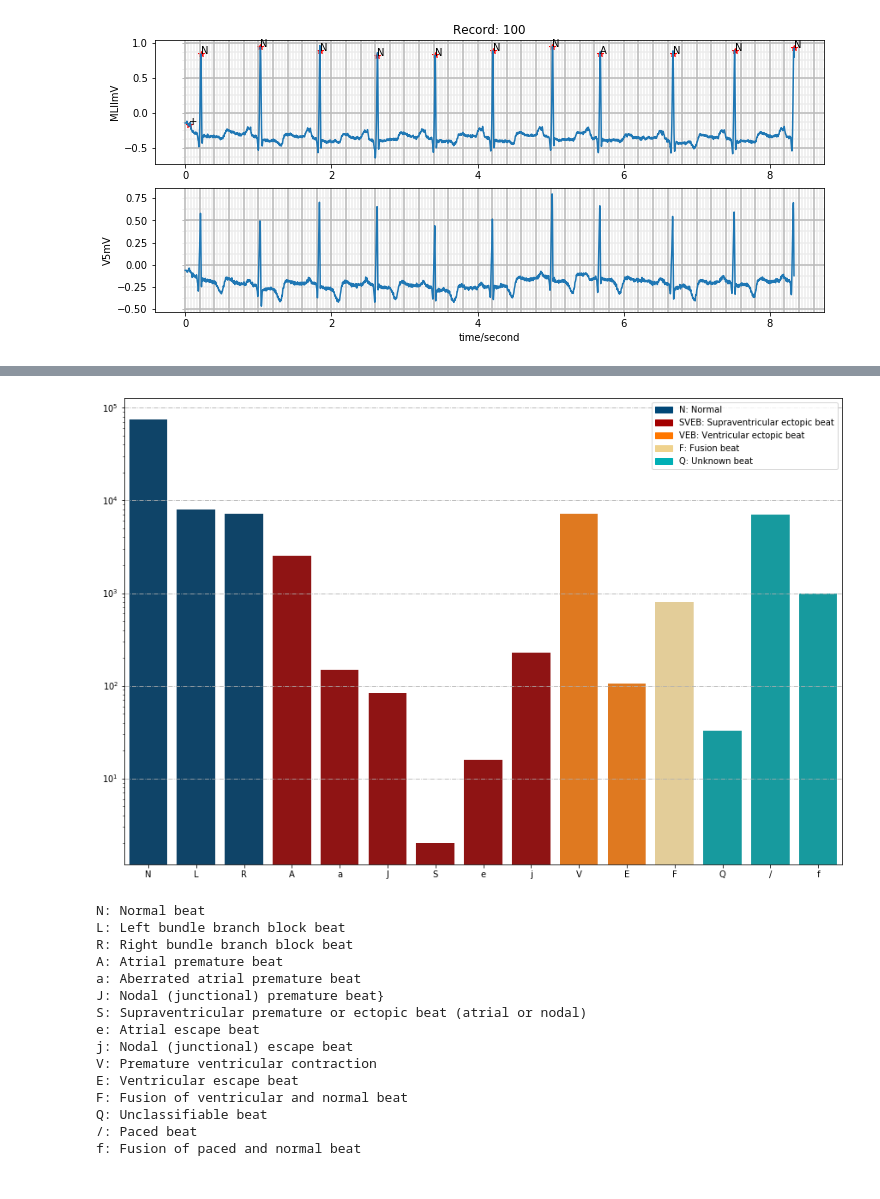
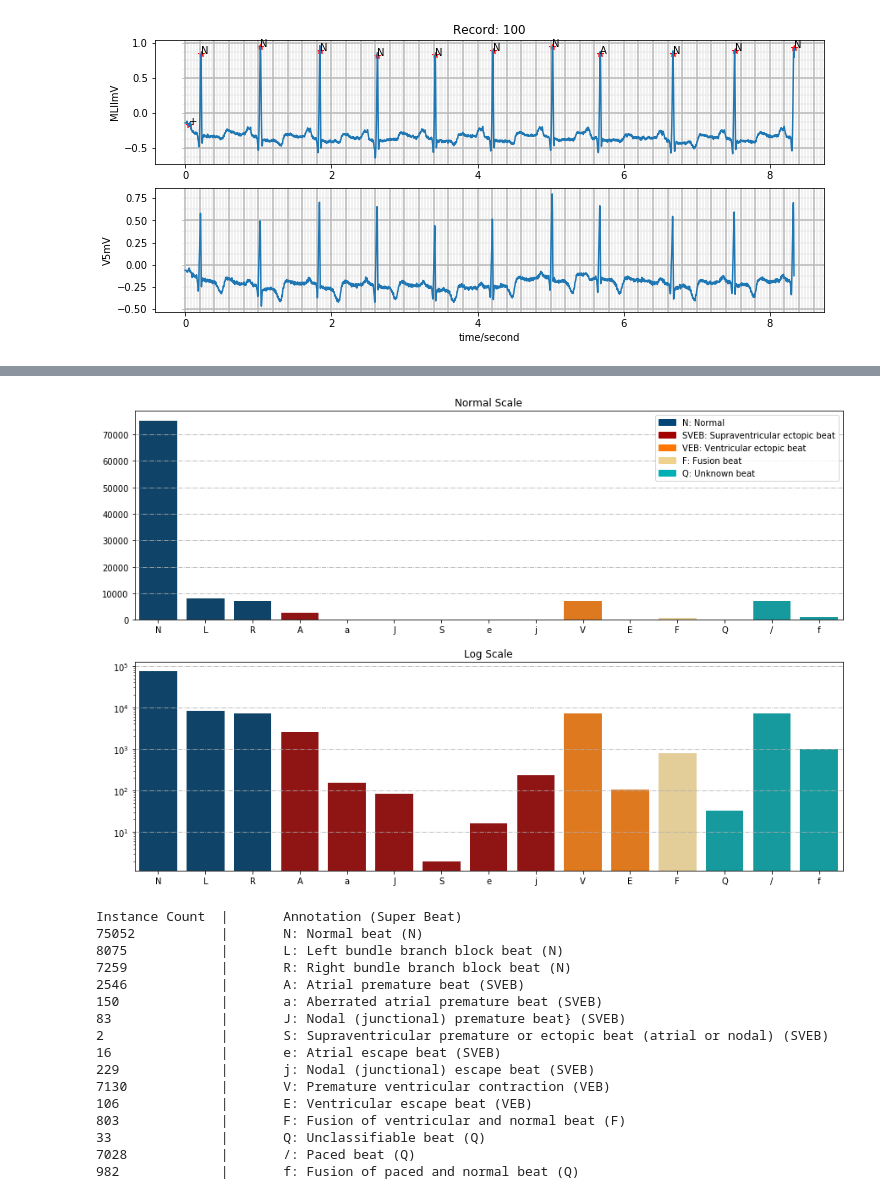
Before and after one commit to omerferhatt/arrhythmia-cnn, a Jupyter notebook: notebooks/main.ipynb, the cells around one changed output, grey strips where cells are left out. Saved outputs shown, nothing was run; the diff lists cells and outputs as text; code cells hidden in the pictures.

Commit message:
Comments updated, markdown texts added, total beat table added

```diff
--- a/notebooks/main.ipynb
+++ b/notebooks/main.ipynb
@@ -127,39 +140,51 @@ from data import sb_ann_palette, sb_ann_class, sb_ann_class_palette, sb_ann
 # %%
 # Creating bar plot figure with specified size
 def draw_barplot_sb_class():
-    plt.figure(figsize=(15, 10))
+    fig, (norm_ax, log_ax) = plt.subplots(2, figsize=(15, 10))
     # Defining legend patches for superior arrythmia classes
     patch_list = [mpatches.Patch(color=p, label=l + ": " + sb_ann[l]) for p, l in zip(sb_ann_class_palette, sb_ann_class)]
+
+    sns.barplot(sb_list[:, 0], sb_list[:, 1], palette=sb_ann_palette, ax=norm_ax)
+    # Setting y-axis to normal scale and adding horizontal grid
+    norm_ax.grid(True, axis="y", which="major", ls="-.")
+    norm_ax.set_title("Normal Scale")
+    # Implementing custom legend
+    _ = norm_ax.legend(handles=patch_list)
+    # Show the plot
+
     # Ploting bar plot with seaborn
-    ax = sns.barplot(sb_list[:, 0], sb_list[:, 1], palette=sb_ann_palette)
+    sns.barplot(sb_list[:, 0], sb_list[:, 1], palette=sb_ann_palette, ax=log_ax)
     # Setting y-axis to logarithmic scale and adding horizontal grid
-    ax.set_yscale("log")
-    ax.grid(True, axis="y", which="major", ls="-.")
-    # Implementing custom legend
-    _ = ax.legend(handles=patch_list)
+    log_ax.set_yscale("log")
+    log_ax.grid(True, axis="y", which="major", ls="-.")
+    log_ax.set_title("Log Scale")
+
+    plt.show()
 
 draw_barplot_sb_class()
 # %% [output]
-[figure, old version]
+[figure, new version]
 # %%
-# Printing beat names
-for i in np.array(sb_list[:, 0]):
-    print(i + ": " + beat_ann[i])
+# Printing beat names and counts
+print("Instance Count\t|\tAnnotation (Super Beat)")
+for i, c, s in np.array(sb_list[:,:]):
+    print(f"{c}\t\t|\t{i}: {beat_ann[i]} ({s})")
 # %% [output]
-N: Normal beat
-L: Left bundle branch block beat
-R: Right bundle branch block beat
-A: Atrial premature beat
-a: Aberrated atrial premature beat
-J: Nodal (junctional) premature beat}
-S: Supraventricular premature or ectopic beat (atrial or nodal)
-e: Atrial escape beat
-j: Nodal (junctional) escape beat
-V: Premature ventricular contraction
-E: Ventricular escape beat
-F: Fusion of ventricular and normal beat
-Q: Unclassifiable beat
-/: Paced beat
-f: Fusion of paced and normal beat
+Instance Count  |       Annotation (Super Beat)
+75052           |       N: Normal beat (N)
+8075            |       L: Left bundle branch block beat (N)
+7259            |       R: Right bundle branch block beat (N)
+2546            |       A: Atrial premature beat (SVEB)
+150             |       a: Aberrated atrial premature beat (SVEB)
+83              |       J: Nodal (junctional) premature beat} (SVEB)
+2               |       S: Supraventricular premature or ectopic beat (atrial or nodal) (SVEB)
+16              |       e: Atrial escape beat (SVEB)
+229             |       j: Nodal (junctional) escape beat (SVEB)
+7130            |       V: Premature ventricular contraction (VEB)
+106             |       E: Ventricular escape beat (VEB)
+803             |       F: Fusion of ventricular and normal beat (F)
+33              |       Q: Unclassifiable beat (Q)
+7028            |       /: Paced beat (Q)
+982             |       f: Fusion of paced and normal beat (Q)
 # %%
 # Calculate total super beat instances
```
Also changed, not shown: parts of 6 cells of this notebook.
